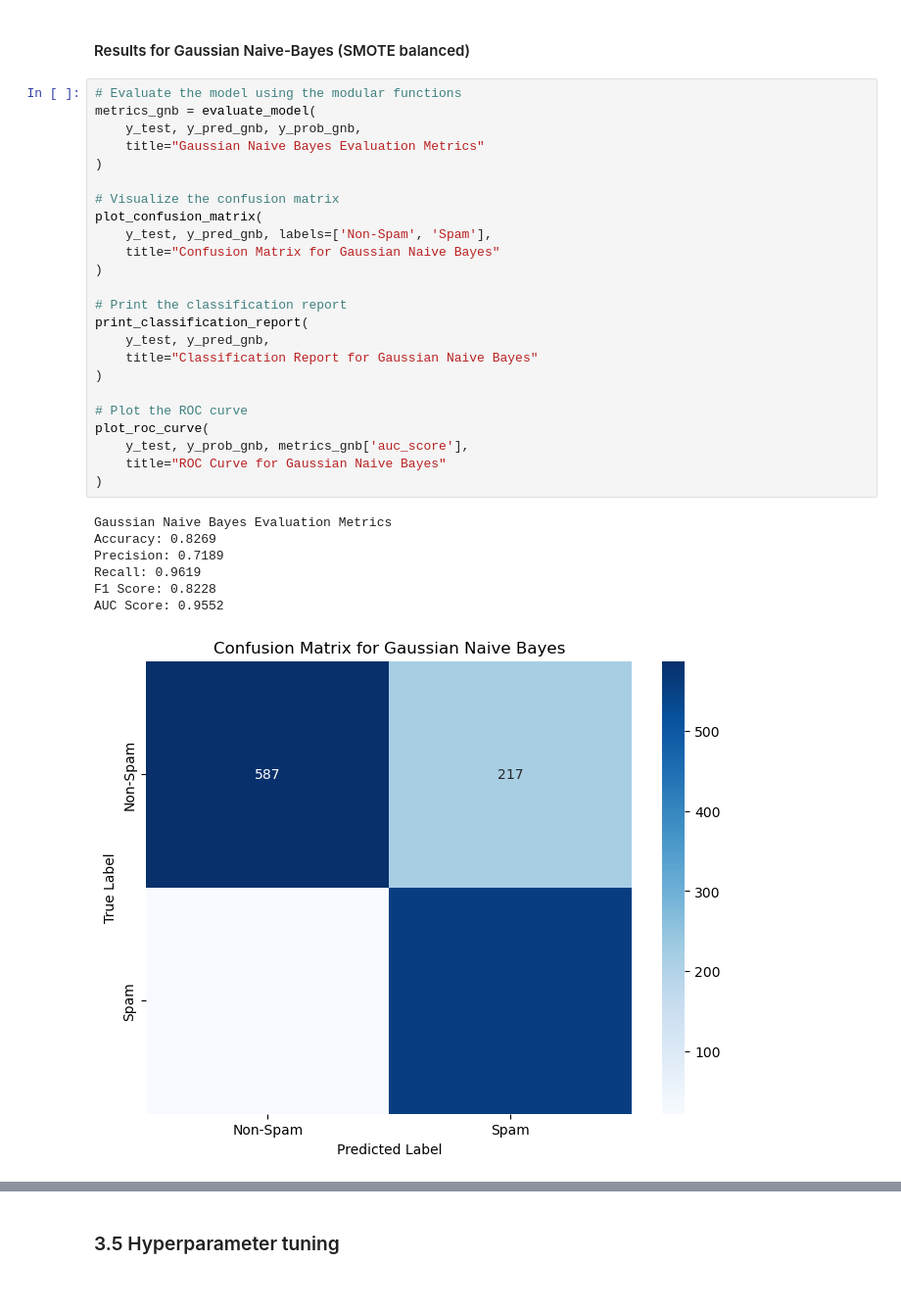
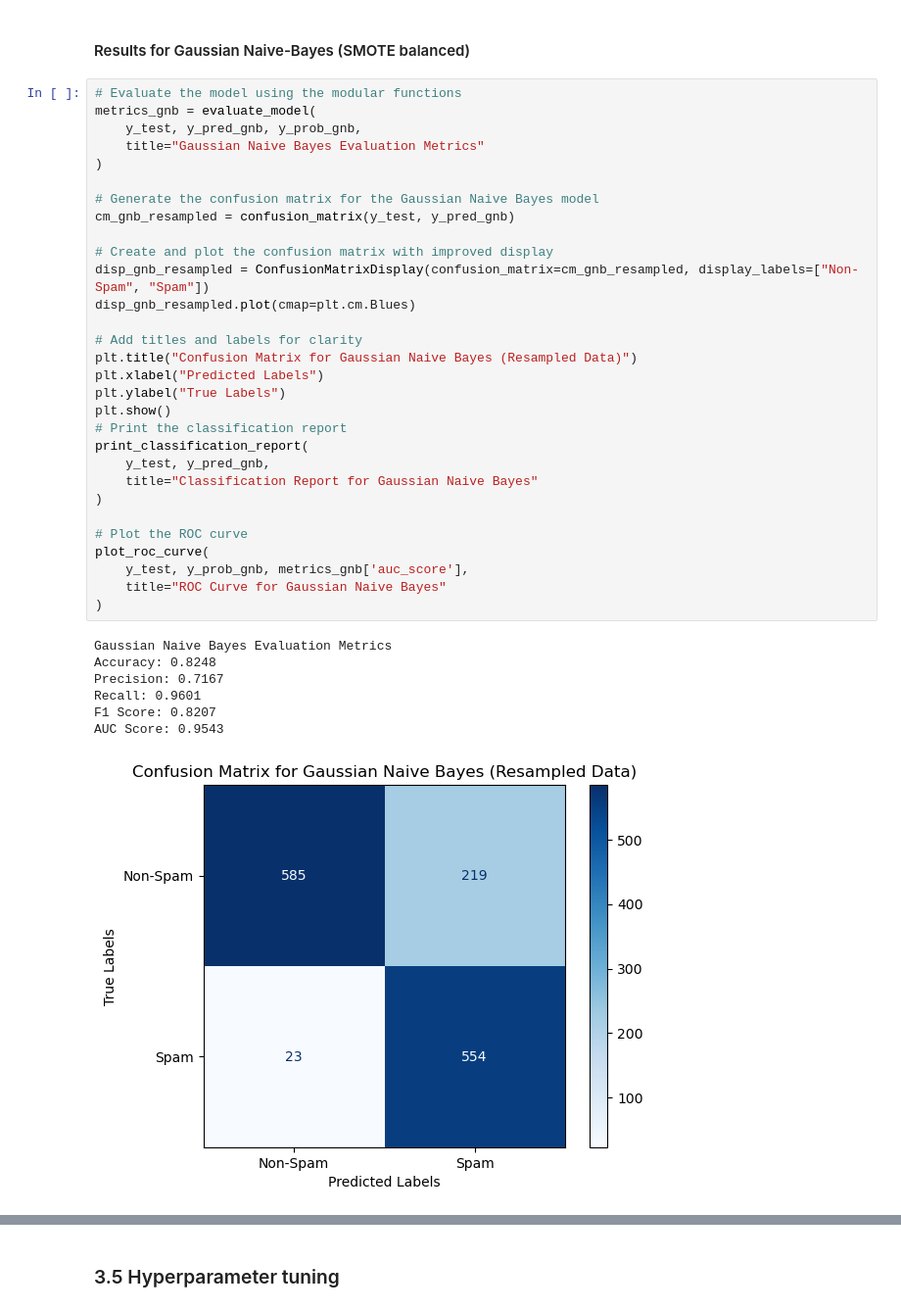
Before and after one commit to AyaCh21/Spam-Email, a Jupyter notebook: Test.ipynb, the cells around one changed output, grey strips where cells are left out. Shown at 98% size. Cells and saved outputs as stored; diff of their text form.

```diff
--- a/Test.ipynb
+++ b/Test.ipynb
@@ -634,35 +637,41 @@ Name: count, dtype: int64
 # %%
 # Evaluate the model using the modular functions
 metrics_gnb = evaluate_model(
     y_test, y_pred_gnb, y_prob_gnb,
     title="Gaussian Naive Bayes Evaluation Metrics"
 )
 
-# Visualize the confusion matrix
-plot_confusion_matrix(
-    y_test, y_pred_gnb, labels=['Non-Spam', 'Spam'],
-    title="Confusion Matrix for Gaussian Naive Bayes"
-)
+# Generate the confusion matrix for the Gaussian Naive Bayes model
+cm_gnb_resampled = confusion_matrix(y_test, y_pred_gnb)
 
+# Create and plot the confusion matrix with improved display
+disp_gnb_resampled = ConfusionMatrixDisplay(confusion_matrix=cm_gnb_resampled, display_labels=["Non-Spam", "Spam"])
+disp_gnb_resampled.plot(cmap=plt.cm.Blues)
+
+# Add titles and labels for clarity
+plt.title("Confusion Matrix for Gaussian Naive Bayes (Resampled Data)")
+plt.xlabel("Predicted Labels")
+plt.ylabel("True Labels")
+plt.show()
 # Print the classification report
 print_classification_report(
     y_test, y_pred_gnb,
     title="Classification Report for Gaussian Naive Bayes"
 )
 
 # Plot the ROC curve
 plot_roc_curve(
     y_test, y_prob_gnb, metrics_gnb['auc_score'],
     title="ROC Curve for Gaussian Naive Bayes"
 )
 # %% [output]
 Gaussian Naive Bayes Evaluation Metrics
-Accuracy: 0.8269
-Precision: 0.7189
-Recall: 0.9619
-F1 Score: 0.8228
-AUC Score: 0.9552
+Accuracy: 0.8248
+Precision: 0.7167
+Recall: 0.9601
+F1 Score: 0.8207
+AUC Score: 0.9543
-[figure, old version]
+[figure, new version]
 Classification Report for Gaussian Naive Bayes
               precision    recall  f1-score   support
 
```
Also changed, not shown: parts of 5 cells of this notebook.
